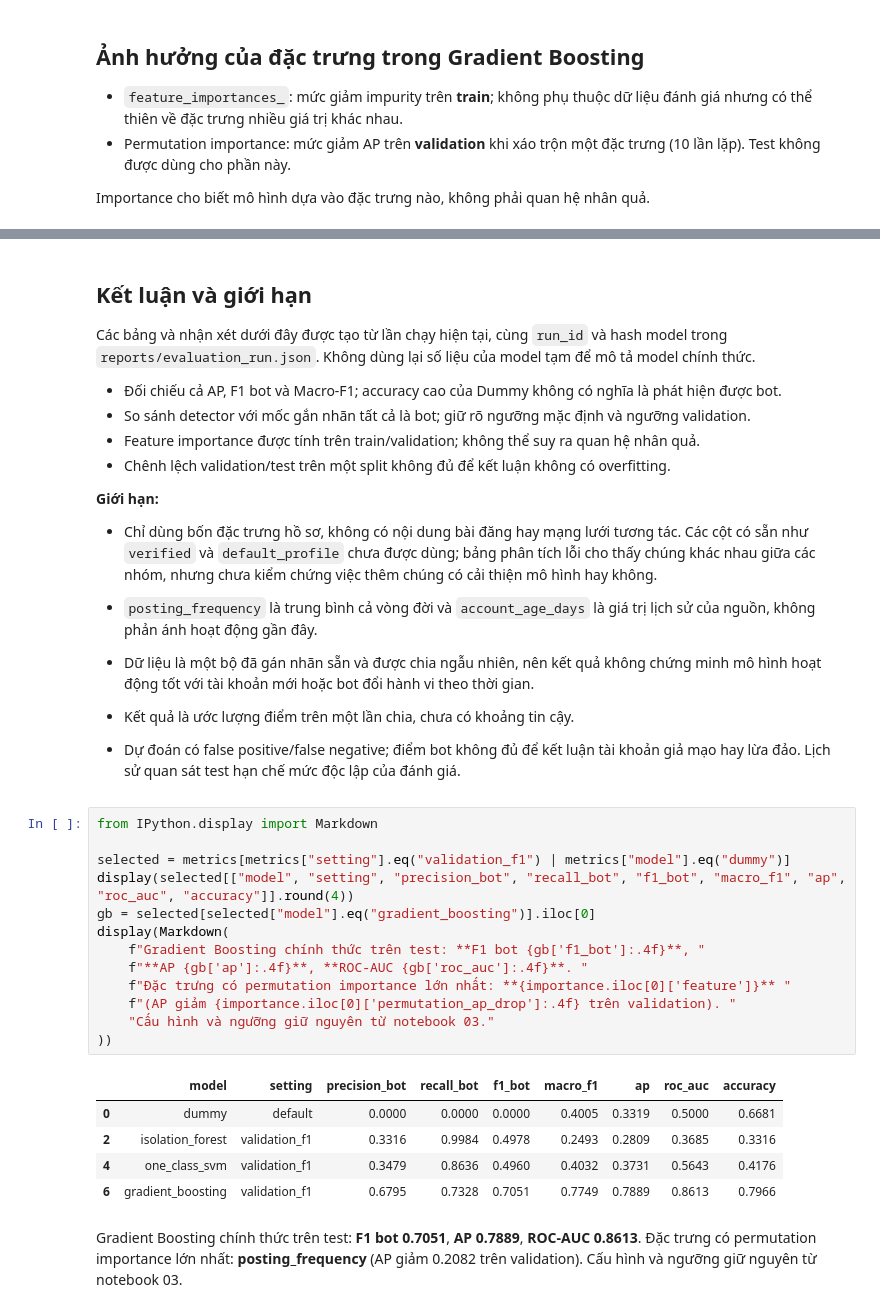
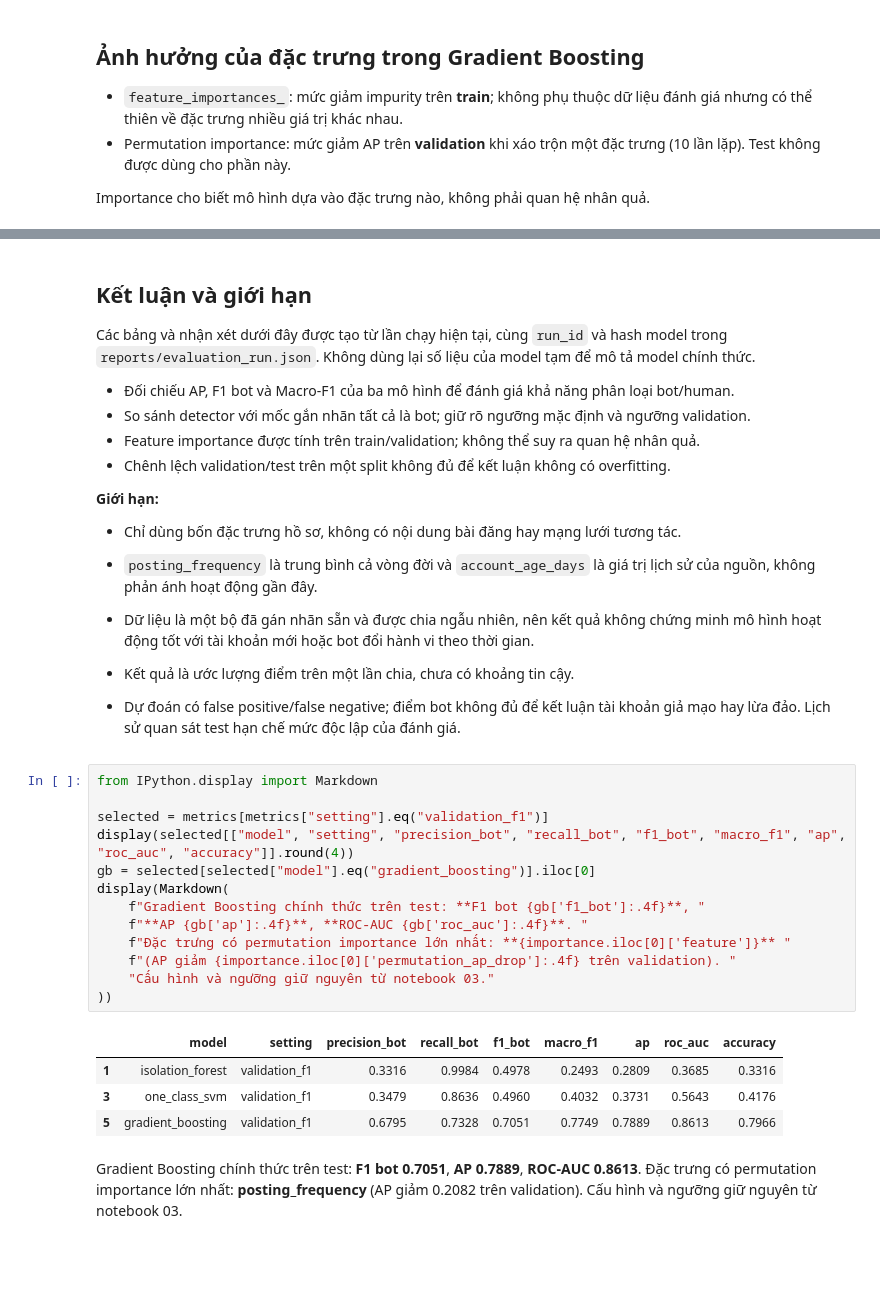
Before and after one commit to nbatho/Social-Media-Bot-Fake-Account-Detection, a Jupyter notebook: notebooks/04_evaluation.ipynb, the cells around one changed output, grey strips where cells are left out. Saved outputs shown, nothing was run; the diff lists cells and outputs as text; blank space fills up the shorter version.

```diff
--- a/notebooks/04_evaluation.ipynb
+++ b/notebooks/04_evaluation.ipynb
@@ -326,14 +289,14 @@ FN tự tin (xác suất ≤ 0,2): 338 / 664
 
 Các bảng và nhận xét dưới đây được tạo từ lần chạy hiện tại, cùng `run_id` và hash model trong `reports/evaluation_run.json`. Không dùng lại số liệu của model tạm để mô tả model chính thức.
 
-- Đối chiếu cả AP, F1 bot và Macro-F1; accuracy cao của Dummy không có nghĩa là phát hiện được bot.
+- Đối chiếu AP, F1 bot và Macro-F1 của ba mô hình để đánh giá khả năng phân loại bot/human.
 - So sánh detector với mốc gắn nhãn tất cả là bot; giữ rõ ngưỡng mặc định và ngưỡng validation.
 - Feature importance được tính trên train/validation; không thể suy ra quan hệ nhân quả.
 - Chênh lệch validation/test trên một split không đủ để kết luận không có overfitting.
 
 **Giới hạn:**
 
-- Chỉ dùng bốn đặc trưng hồ sơ, không có nội dung bài đăng hay mạng lưới tương tác. Các cột có sẵn như `verified` và `default_profile` chưa được dùng; bảng phân tích lỗi cho thấy chúng khác nhau giữa các nhóm, nhưng chưa kiểm chứng việc thêm chúng có cải thiện mô hình hay không.
+- Chỉ dùng bốn đặc trưng hồ sơ, không có nội dung bài đăng hay mạng lưới tương tác.
 - `posting_frequency` là trung bình cả vòng đời và `account_age_days` là giá trị lịch sử của nguồn, không phản ánh hoạt động gần đây.
 - Dữ liệu là một bộ đã gán nhãn sẵn và được chia ngẫu nhiên, nên kết quả không chứng minh mô hình hoạt động tốt với tài khoản mới hoặc bot đổi hành vi theo thời gian.
 - Kết quả là ước lượng điểm trên một lần chia, chưa có khoảng tin cậy.
@@ -342,20 +305,19 @@ Các bảng và nhận xét dưới đây được tạo từ lần chạy hiệ
 # %%
 from IPython.display import Markdown
 
-selected = metrics[metrics["setting"].eq("validation_f1") | metrics["model"].eq("dummy")]
+selected = metrics[metrics["setting"].eq("validation_f1")]
 display(selected[["model", "setting", "precision_bot", "recall_bot", "f1_bot", "macro_f1", "ap", "roc_auc", "accuracy"]].round(4))
 gb = selected[selected["model"].eq("gradient_boosting")].iloc[0]
 display(Markdown(
     f"Gradient Boosting chính thức trên test: **F1 bot {gb['f1_bot']:.4f}**, "
     f"**AP {gb['ap']:.4f}**, **ROC-AUC {gb['roc_auc']:.4f}**. "
     f"Đặc trưng có permutation importance lớn nhất: **{importance.iloc[0]['feature']}** "
     f"(AP giảm {importance.iloc[0]['permutation_ap_drop']:.4f} trên validation). "
     "Cấu hình và ngưỡng giữ nguyên từ notebook 03."
 ))
 # %% [output]
 |  | model | setting | precision_bot | recall_bot | f1_bot | macro_f1 | ap | roc_auc | accuracy |
-| 0 | dummy | default | 0.0000 | 0.0000 | 0.0000 | 0.4005 | 0.3319 | 0.5000 | 0.6681 |
-| 2 | isolation_forest | validation_f1 | 0.3316 | 0.9984 | 0.4978 | 0.2493 | 0.2809 | 0.3685 | 0.3316 |
-| 4 | one_class_svm | validation_f1 | 0.3479 | 0.8636 | 0.4960 | 0.4032 | 0.3731 | 0.5643 | 0.4176 |
-| 6 | gradient_boosting | validation_f1 | 0.6795 | 0.7328 | 0.7051 | 0.7749 | 0.7889 | 0.8613 | 0.7966 |
+| 1 | isolation_forest | validation_f1 | 0.3316 | 0.9984 | 0.4978 | 0.2493 | 0.2809 | 0.3685 | 0.3316 |
+| 3 | one_class_svm | validation_f1 | 0.3479 | 0.8636 | 0.4960 | 0.4032 | 0.3731 | 0.5643 | 0.4176 |
+| 5 | gradient_boosting | validation_f1 | 0.6795 | 0.7328 | 0.7051 | 0.7749 | 0.7889 | 0.8613 | 0.7966 |
 Gradient Boosting chính thức trên test: **F1 bot 0.7051**, **AP 0.7889**, **ROC-AUC 0.8613**. Đặc trưng có permutation importance lớn nhất: **posting_frequency** (AP giảm 0.2082 trên validation). Cấu hình và ngưỡng giữ nguyên từ notebook 03.
```
Also changed, not shown: parts of 13 cells of this notebook, 21 other files.
